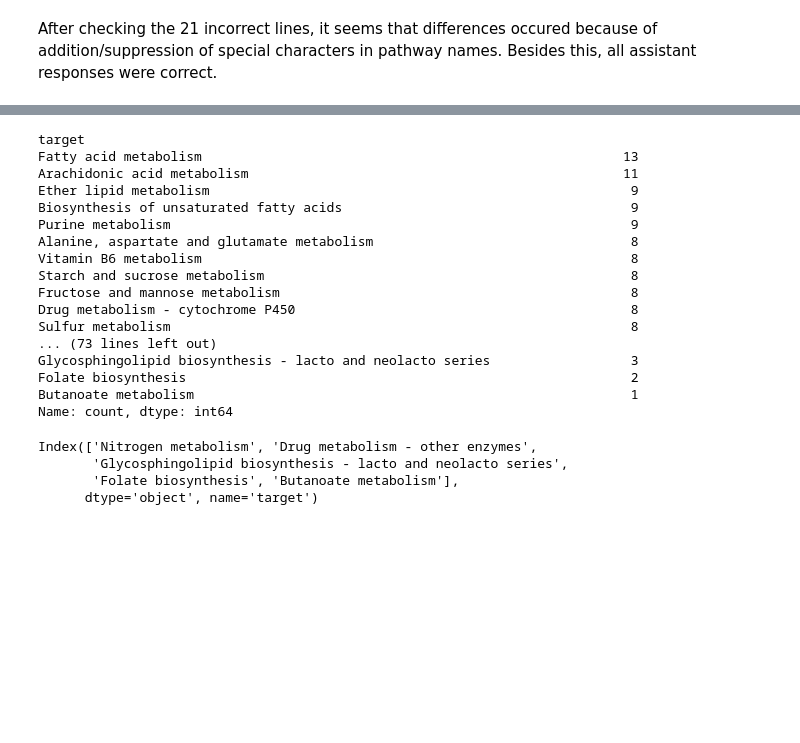
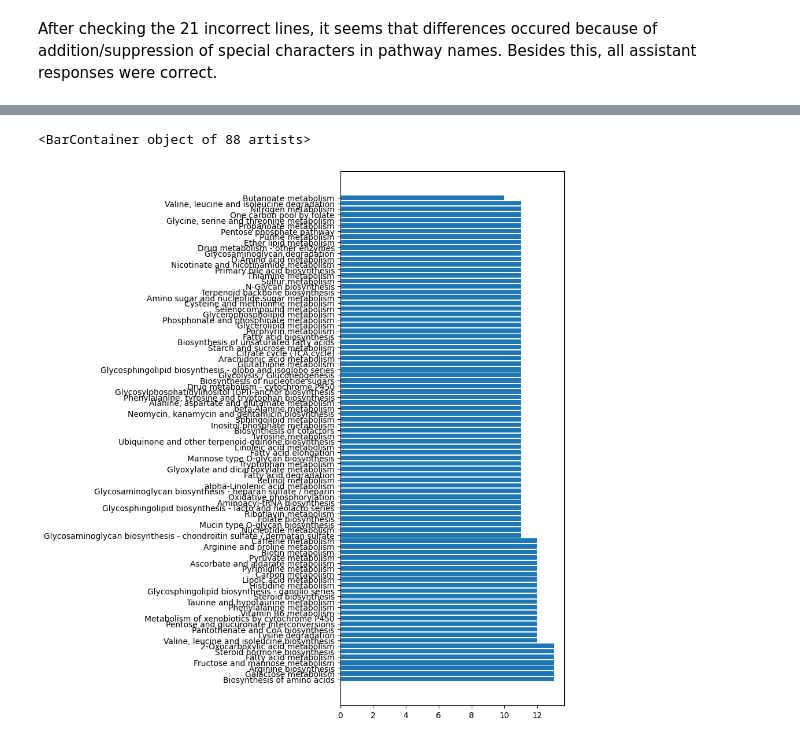
Before and after one commit to csdevignes/metabo-assistant, a Jupyter notebook: TrainDatasetVerif.ipynb, the cells around one changed output, grey strips where cells are left out. Saved outputs shown, nothing was run; the diff lists cells and outputs as text; code cells hidden in the pictures; blank space fills up the shorter version.

```diff
--- a/TrainDatasetVerif.ipynb
+++ b/TrainDatasetVerif.ipynb
@@ -156,28 +134,20 @@ iter3gen = ['Phenylalanine metabolism', 'Sulfur metabolism',
 # %%
 pd.set_option('display.max_rows', 99)
-data_lab['target'].value_counts()
+vc = data_lab['target'].value_counts().to_dict()
-# %% [output]
-target
-Fatty acid metabolism                                                      13
-Arachidonic acid metabolism                                                11
-Ether lipid metabolism                                                      9
-Biosynthesis of unsaturated fatty acids                                     9
-Purine metabolism                                                           9
-Alanine, aspartate and glutamate metabolism                                 8
-Vitamin B6 metabolism                                                       8
-Starch and sucrose metabolism                                               8
-Fructose and mannose metabolism                                             8
-Drug metabolism - cytochrome P450                                           8
-Sulfur metabolism                                                           8
-... (73 lines left out)
-Glycosphingolipid biosynthesis - lacto and neolacto series                  3
-Folate biosynthesis                                                         2
-Butanoate metabolism                                                        1
-Name: count, dtype: int64
+# %%
+fig, ax1 = plt.subplots(figsize=(5,12))
+ax1.barh(vc.keys(), vc.values())
+#ax1.tick_params(axis='x', labelrotation=90)
+# %% [output]
+<BarContainer object of 88 artists>
+[figure, added]
 # %%
-vc[vc < 4].index
+pvc = {}
+for i in keggdf.index:
+    name = keggdf.loc[i, 'name']
+    if name in vc :
+        pvc[i] = vc[name]
+    else :
+        pvc[i] = 0
+pvc = pd.DataFrame.from_dict(pvc, orient='index', columns=['count'])
+pvc.to_csv('dataset/pathway_vc.csv', index_label='pathway_code')
-# %% [output]
-Index(['Nitrogen metabolism', 'Drug metabolism - other enzymes',
-       'Glycosphingolipid biosynthesis - lacto and neolacto series',
-       'Folate biosynthesis', 'Butanoate metabolism'],
-      dtype='object', name='target')
```
Also changed, not shown: parts of 13 cells of this notebook, 13 other files.
